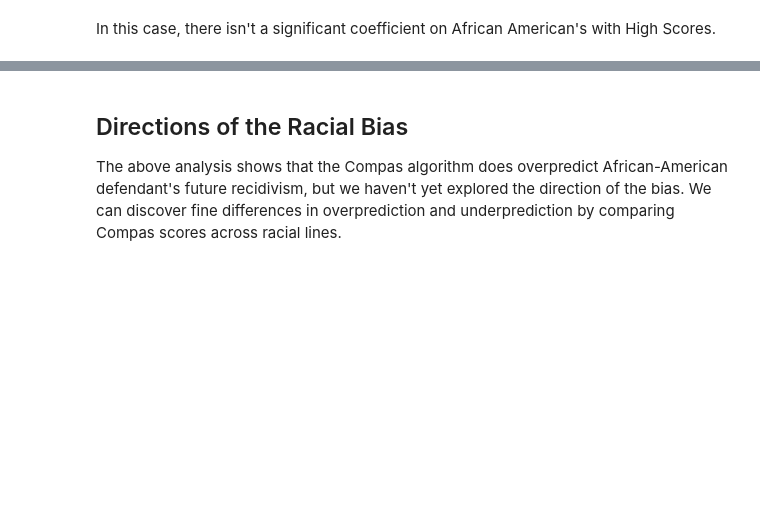
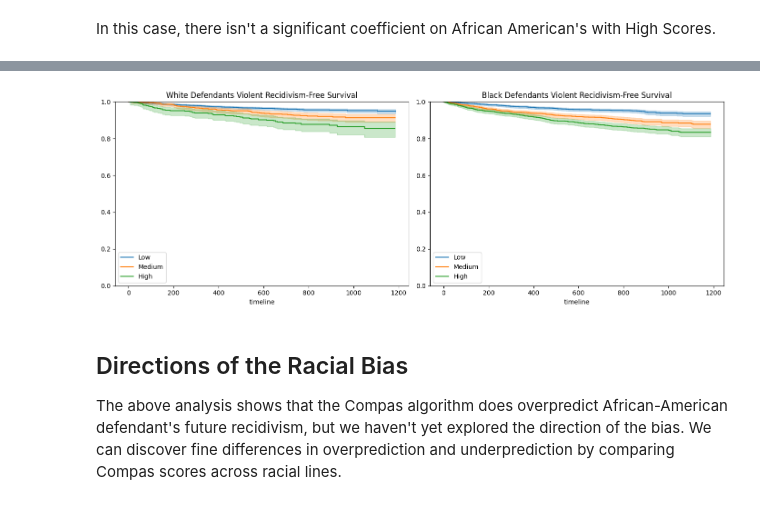
Before and after one commit to nswong1/INTD491COMPAS, a Jupyter notebook: EDA.ipynb, the cells around one changed output, grey strips where cells are left out. Cells and saved outputs as stored; diff of their text form; code cells hidden in the pictures; blank space fills up the shorter version.

```diff
--- a/EDA.ipynb
+++ b/EDA.ipynb
@@ -723,3 +1138,35 @@ In this case, there isn't a significant coefficient on African American's with H
+# %%
+# Race-specific Kaplan-Meier curves for violent recidivism (stratified by score_text)
+# Collapse to one row per subject so KM matches R (counting-process data)
+def collapse_violent(df):
+    return df.groupby('id').agg({'end': 'max', 'event': 'max', 'score_text': 'first', 'race': 'first'}).reset_index()
+violent_white_km = collapse_violent(violent_white)
+violent_black_km = collapse_violent(violent_black)
+
+fig, (ax1, ax2) = plt.subplots(1, 2, figsize=(14, 5))
+
+for score_label in ['Low', 'Medium', 'High']:
+    w = violent_white_km[violent_white_km['score_text'] == score_label]
+    if len(w) > 0:
+        kmf = KaplanMeierFitter()
+        kmf.fit(durations=w['end'], event_observed=w['event'], label=score_label)
+        kmf.plot_survival_function(ax=ax1)
+    b = violent_black_km[violent_black_km['score_text'] == score_label]
+    if len(b) > 0:
+        kmf = KaplanMeierFitter()
+        kmf.fit(durations=b['end'], event_observed=b['event'], label=score_label)
+        kmf.plot_survival_function(ax=ax2)
+
+ax1.set_title('White Defendants Violent Recidivism-Free Survival')
+ax1.set_ylim(0, 1)
+ax1.legend()
+ax2.set_title('Black Defendants Violent Recidivism-Free Survival')
+ax2.set_ylim(0, 1)
+ax2.legend()
+plt.tight_layout()
+plt.show()
+# %% [output]
+[figure, added]
 # %% [markdown]
 ## Directions of the Racial Bias
 
```
Also changed, not shown: parts of 84 cells of this notebook, 3 other files.
